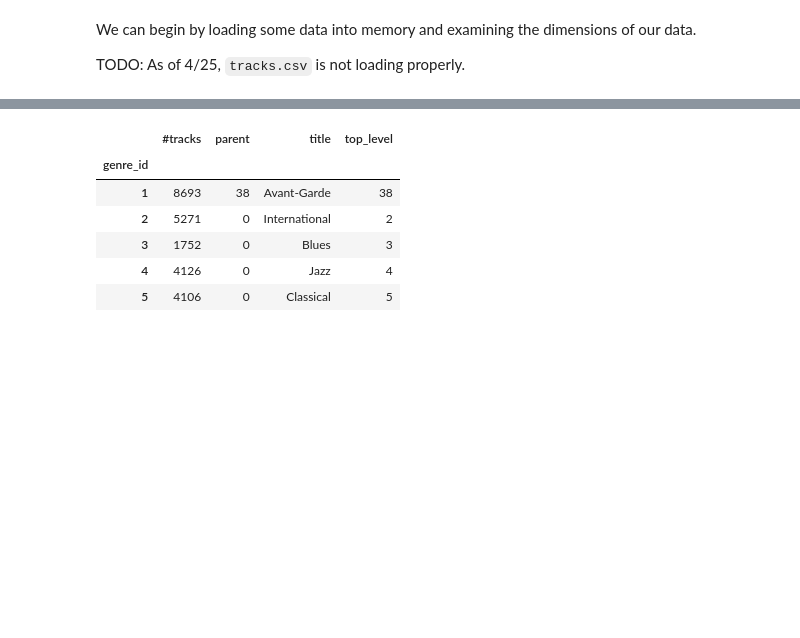
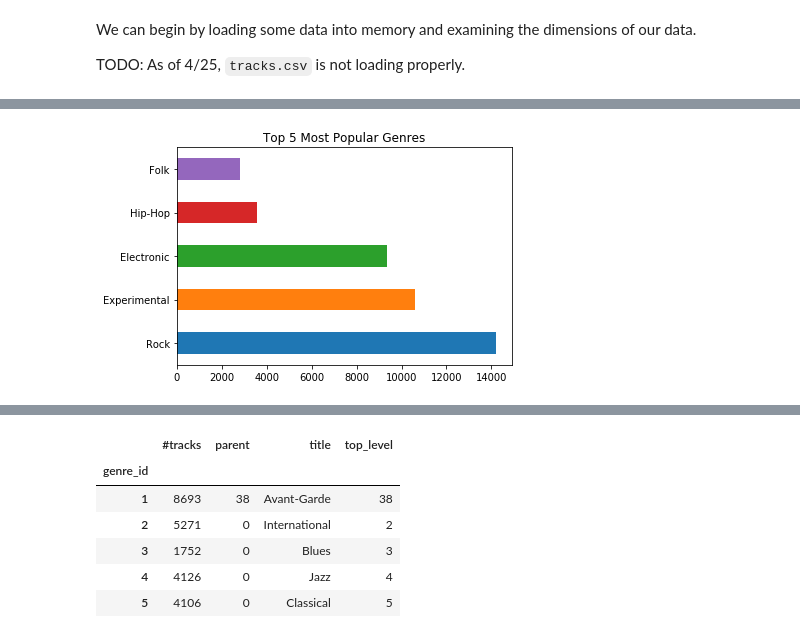
Before and after one commit to TunerFish/eda, a Jupyter notebook: eda.ipynb, the cells around one changed output, grey strips where cells are left out. Saved outputs shown, nothing was run; the diff lists cells and outputs as text; code cells hidden in the pictures; blank space fills up the shorter version.

```diff
--- a/eda.ipynb
+++ b/eda.ipynb
@@ -20,10 +23,10 @@ We can begin by loading some data into memory and examining the dimensions of ou
 TODO: As of 4/25, `tracks.csv` is not loading properly.
 # %%
 # Load metadata and features
-# tracks = utils.load('../data/fma_metadata/tracks.csv')  # going to have to figure out why this isn't working
+tracks = load_metadata('../data/fma_metadata/tracks.csv')  # going to have to figure out why this isn't working
 genres = utils.load('../data/fma_metadata/genres.csv')
 features = utils.load('../data/fma_metadata/features.csv')
 echonest = utils.load('../data/fma_metadata/echonest.csv')
 
-print("Genres shape : {}, Features shape: {}, EchoNest shape: {}".format(genres.shape, features.shape, echonest.shape))
+print("Tracks shape: {}, Genres shape : {}, Features shape: {}, EchoNest shape: {}".format(tracks.shape, genres.shape, features.shape, echonest.shape))
 # %% [output]
@@ -30,0 +57,6 @@ Genres shape : (163, 4), Features shape: (106574, 518), EchoNest shape: (13129,
+# %%
+# tracks[('track', 'genre_top')].value_counts(sort=True).plot.barh();
+genre_top_barh = pd.value_counts(tracks[('track', 'genre_top')], sort=True) \
+        .nlargest(5).plot.barh(title="Top 5 Most Popular Genres");
+# %% [output]
+[figure, added]
```
Also changed, not shown: parts of 6 cells of this notebook, 2 other files.
